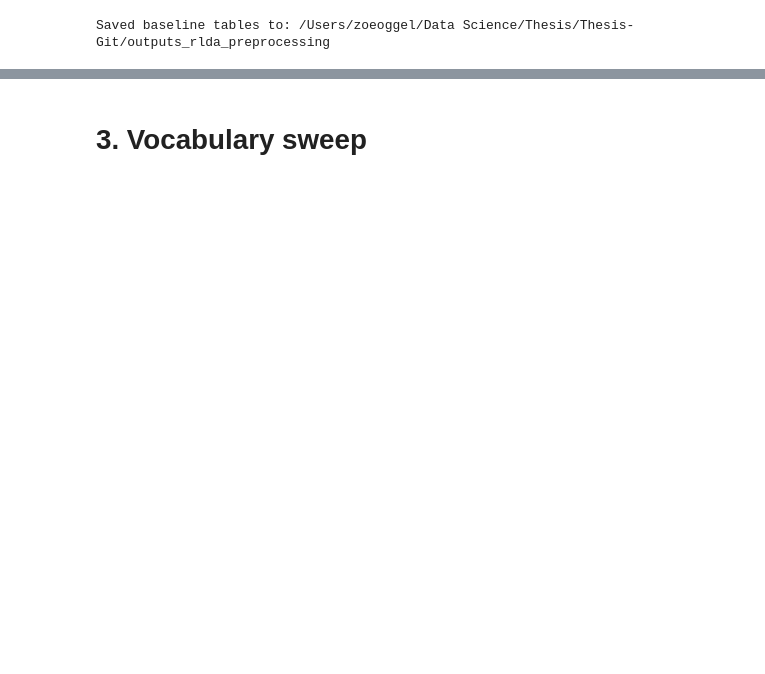
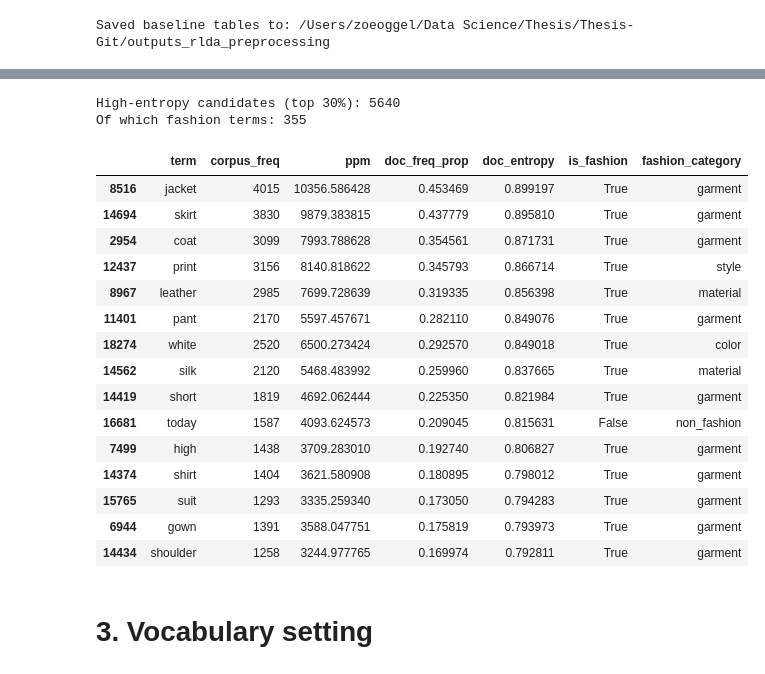
Before and after one commit to Zoe-O16/Thesis, a Jupyter notebook: 2.2_topic_modelling_general_prep.ipynb, the cells around one changed output, grey strips where cells are left out. Saved outputs shown, nothing was run; the diff lists cells and outputs as text; code cells hidden in the pictures; blank space fills up the shorter version.

```diff
--- a/2.2_topic_modelling_general_prep.ipynb
+++ b/2.2_topic_modelling_general_prep.ipynb
@@ -298,2 +388,33 @@ Inspect the right panel. If the lowest-TF-IDF terms are uninformative noise, inc
+# %%
+# Cell 12: High-entropy candidate inspection
+
+entropy_threshold = term_stats["doc_entropy"].quantile(1 - ENTROPY_TOP_PCT)
+high_entropy_candidates = (
+    term_stats[term_stats["doc_entropy"] >= entropy_threshold]
+    .sort_values("doc_entropy", ascending=False)
+    [["term", "corpus_freq", "ppm", "doc_freq_prop", "doc_entropy", "is_fashion", "fashion_category"]]
+)
+print(f"High-entropy candidates (top {int(ENTROPY_TOP_PCT*100)}%): {len(high_entropy_candidates)}")
+print(f"Of which fashion terms: {high_entropy_candidates['is_fashion'].sum()}")
+high_entropy_candidates.head(15)
+# %% [output]
+High-entropy candidates (top 30%): 5640
+Of which fashion terms: 355
+|  | term | corpus_freq | ppm | doc_freq_prop | doc_entropy | is_fashion | fashion_category |
+| 8516 | jacket | 4015 | 10356.586428 | 0.453469 | 0.899197 | True | garment |
+| 14694 | skirt | 3830 | 9879.383815 | 0.437779 | 0.895810 | True | garment |
+| 2954 | coat | 3099 | 7993.788628 | 0.354561 | 0.871731 | True | garment |
+| 12437 | print | 3156 | 8140.818622 | 0.345793 | 0.866714 | True | style |
+| 8967 | leather | 2985 | 7699.728639 | 0.319335 | 0.856398 | True | material |
+| 11401 | pant | 2170 | 5597.457671 | 0.282110 | 0.849076 | True | garment |
+| 18274 | white | 2520 | 6500.273424 | 0.292570 | 0.849018 | True | color |
+| 14562 | silk | 2120 | 5468.483992 | 0.259960 | 0.837665 | True | material |
+| 14419 | short | 1819 | 4692.062444 | 0.225350 | 0.821984 | True | garment |
+| 16681 | today | 1587 | 4093.624573 | 0.209045 | 0.815631 | False | non_fashion |
+| 7499 | high | 1438 | 3709.283010 | 0.192740 | 0.806827 | True | garment |
+| 14374 | shirt | 1404 | 3621.580908 | 0.180895 | 0.798012 | True | garment |
+| 15765 | suit | 1293 | 3335.259340 | 0.173050 | 0.794283 | True | garment |
+| 6944 | gown | 1391 | 3588.047751 | 0.175819 | 0.793973 | True | garment |
+| 14434 | shoulder | 1258 | 3244.977765 | 0.169974 | 0.792811 | True | garment |
 # %% [markdown]
-# 3. Vocabulary sweep
+# 3. Vocabulary setting
```
Also changed, not shown: parts of 37 cells of this notebook, 13 other files.
